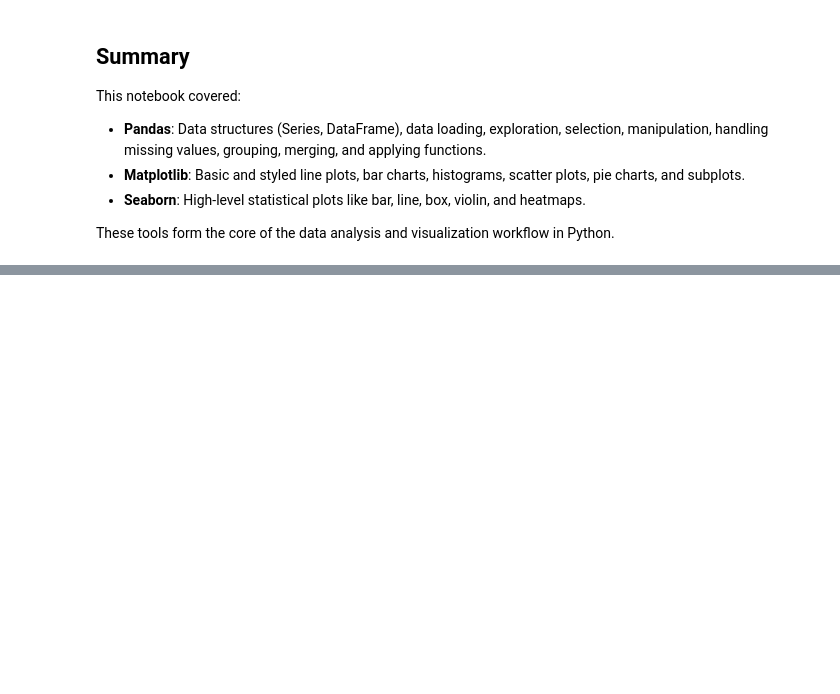
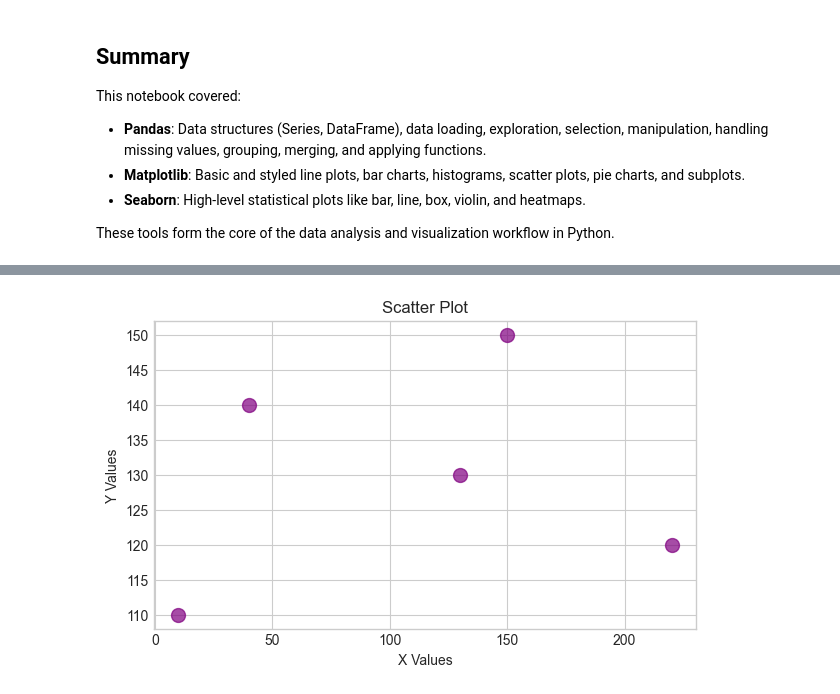
Before and after one commit to priyansupattanaik/CDAC, a Jupyter notebook: 2. Python/20March2026 - Numpy & Panda/Note10.ipynb, the cells around one changed output, grey strips where cells are left out. Saved outputs shown, nothing was run; the diff lists cells and outputs as text; code cells hidden in the pictures; blank space fills up the shorter version.

```diff
--- a/2. Python/20March2026 - Numpy & Panda/Note10.ipynb
+++ b/2. Python/20March2026 - Numpy & Panda/Note10.ipynb
@@ -703,0 +773,15 @@ These tools form the core of the data analysis and visualization workflow in Pyt
+# %%
+x = [10, 220, 130, 40, 150]
+y = [110, 120, 130, 140, 150]
+
+plt.figure(figsize=(7, 4))
+plt.scatter(x, y,
+            color='purple',
+            s=100,       # marker size
+            alpha=0.7)   # transparency
+plt.title("Scatter Plot")
+plt.xlabel("X Values")
+plt.ylabel("Y Values")
+plt.show()
+# %% [output]
+[figure, added]
```
Also changed, not shown: parts of 5 cells of this notebook, 3 other files.
